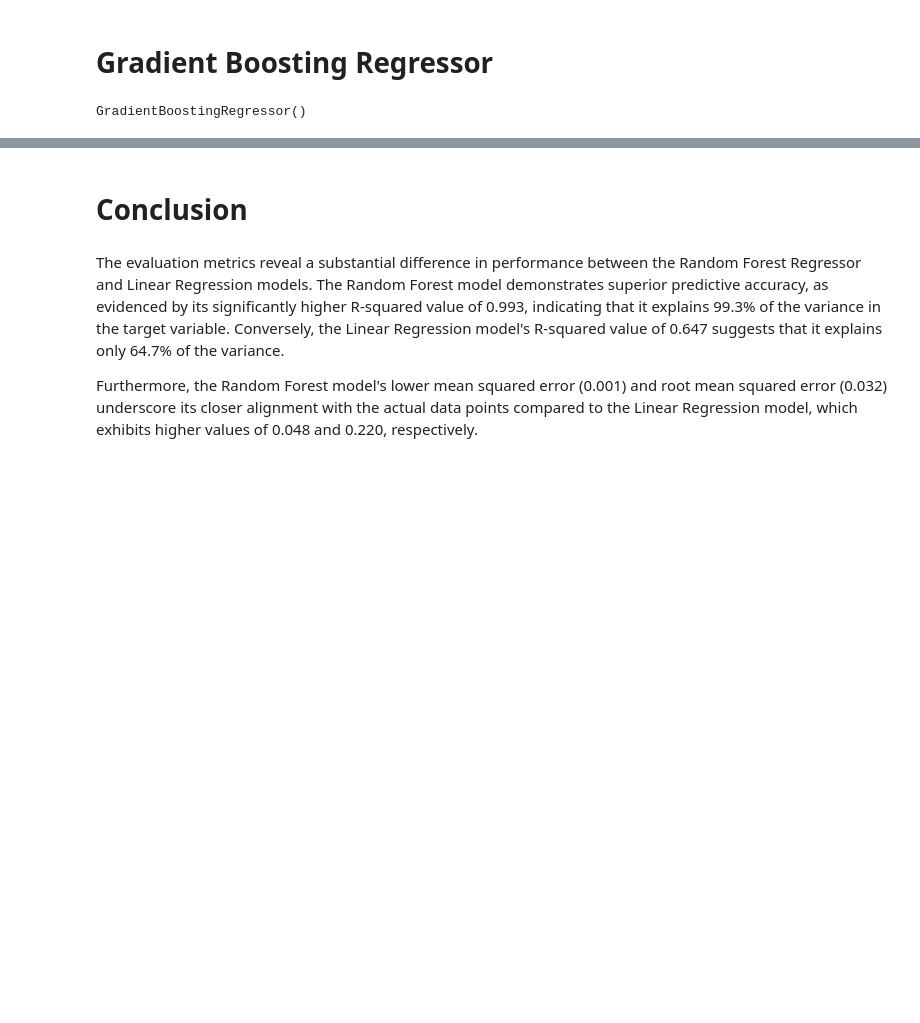
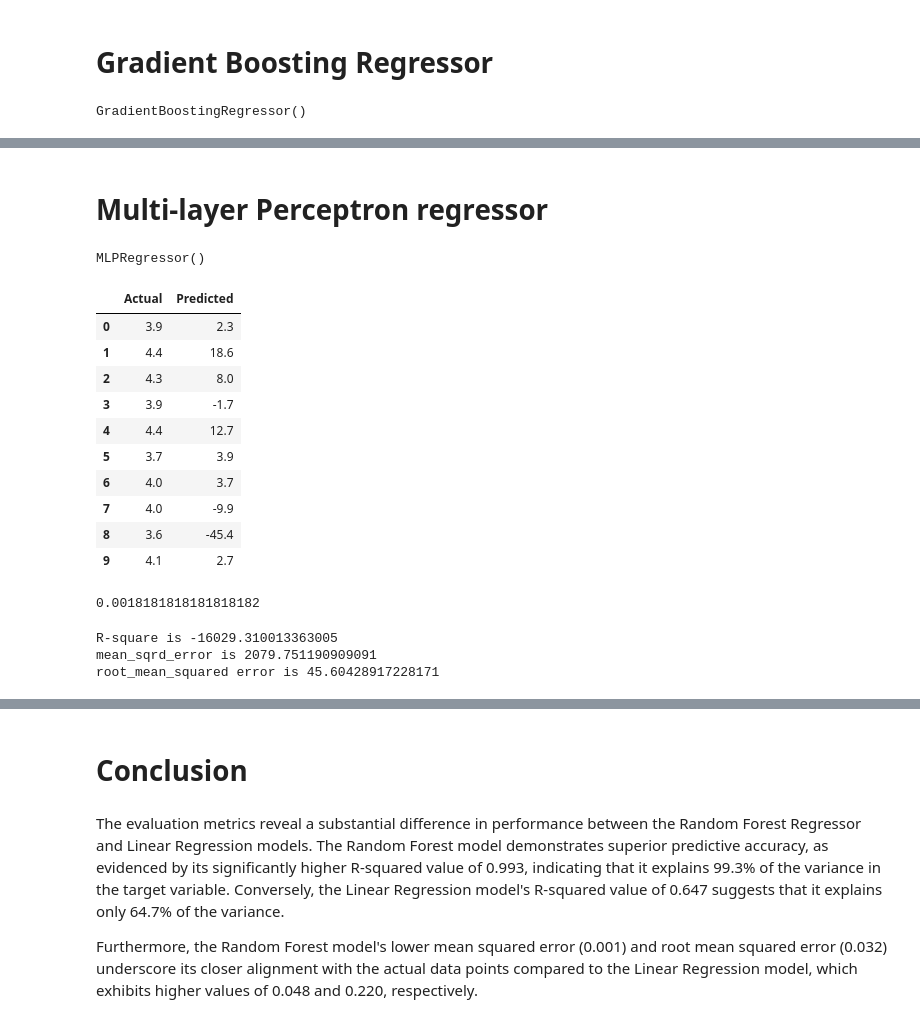
Before and after one commit to logicalNil/Books_Analysis, a Jupyter notebook: main.ipynb, the cells around one changed output, grey strips where cells are left out. Saved outputs shown, nothing was run; the diff lists cells and outputs as text; code cells hidden in the pictures; blank space fills up the shorter version.

```diff
--- a/main.ipynb
+++ b/main.ipynb
@@ -825,0 +823,8 @@ Text(0.5, 1.0, 'Actual vs Predicted')
+# %% [markdown]
+# Multi-layer Perceptron regressor
+# %%
+from sklearn.neural_network import MLPRegressor
+mlp_model = MLPRegressor()
+mlp_model.fit(X_train,y_train)
+# %% [output]
+MLPRegressor()
@@ -825,0 +837,21 @@ Text(0.5, 1.0, 'Actual vs Predicted')
+# %%
+# Now compare the actual output values for y_test with the predicted values.
+preds = pd.DataFrame({'Actual': y_test.tolist(), 'Predicted': y_test_predicted_mlp.tolist()}).head(25)
+preds.head(10)
+# %% [output]
+|  | Actual | Predicted |
+| 0 | 3.9 | 2.3 |
+| 1 | 4.4 | 18.6 |
+| 2 | 4.3 | 8.0 |
+| 3 | 3.9 | -1.7 |
+| 4 | 4.4 | 12.7 |
+| 5 | 3.7 | 3.9 |
+| 6 | 4.0 | 3.7 |
+| 7 | 4.0 | -9.9 |
+| 8 | 3.6 | -45.4 |
+| 9 | 4.1 | 2.7 |
+# %%
+# Check how accurate is the prediction
+(y_test_predicted_mlp == y_test).sum()/len(y_test)
+# %% [output]
+0.0018181818181818182
@@ -825,0 +863,9 @@ Text(0.5, 1.0, 'Actual vs Predicted')
+# %%
+# Print the evaluation metrics
+print('R-square is',score)
+print('mean_sqrd_error is',meanError)
+print('root_mean_squared error is',meansquardError)
+# %% [output]
+R-square is -16029.310013363005
+mean_sqrd_error is 2079.751190909091
+root_mean_squared error is 45.60428917228171
```
Also changed, not shown: parts of 26 cells of this notebook.
